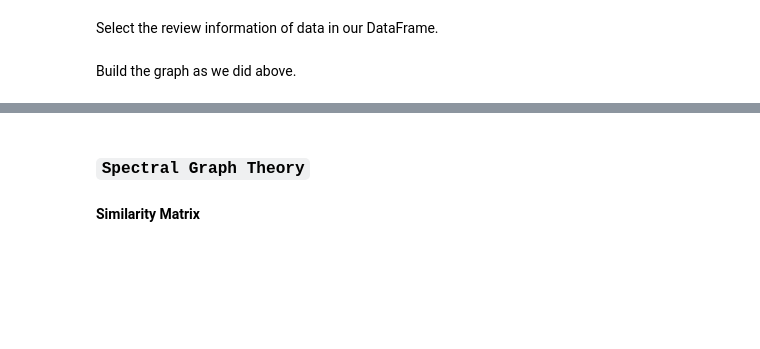
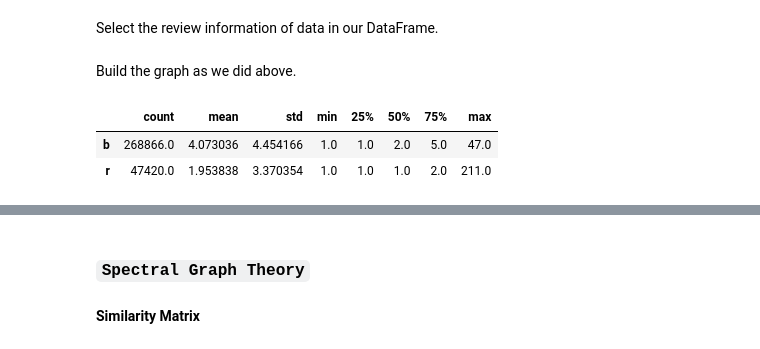
Before and after one commit to xiangzhemeng/Amazon-Electronic-Product-Network-Analysis, a Jupyter notebook: project main notebook.ipynb, the cells around one changed output, grey strips where cells are left out. Cells and saved outputs as stored; diff of their text form; code cells hidden in the pictures; blank space fills up the shorter version.

Commit message:
Begin to analyze data of three groups

```diff
--- a/project main notebook.ipynb
+++ b/project main notebook.ipynb
@@ -497,0 +509,8 @@ for i in range(len(df_all)):
+# %%
+# Study the basics of two lists
+df_bou_rer = pd.DataFrame({'b': bou_len_list, 'r': rer_len_list})
+pd.DataFrame([df_bou_rer[df_bou_rer.b>0].describe().b, df_bou_rer[df_bou_rer.r>0].describe().r])
+# %% [output]
+|  | count | mean | std | min | 25% | 50% | 75% | max |
+| b | 268866.0 | 4.073036 | 4.454166 | 1.0 | 1.0 | 2.0 | 5.0 | 47.0 |
+| r | 47420.0 | 1.953838 | 3.370354 | 1.0 | 1.0 | 1.0 | 2.0 | 211.0 |
```
Also changed, not shown: parts of 33 cells of this notebook.
